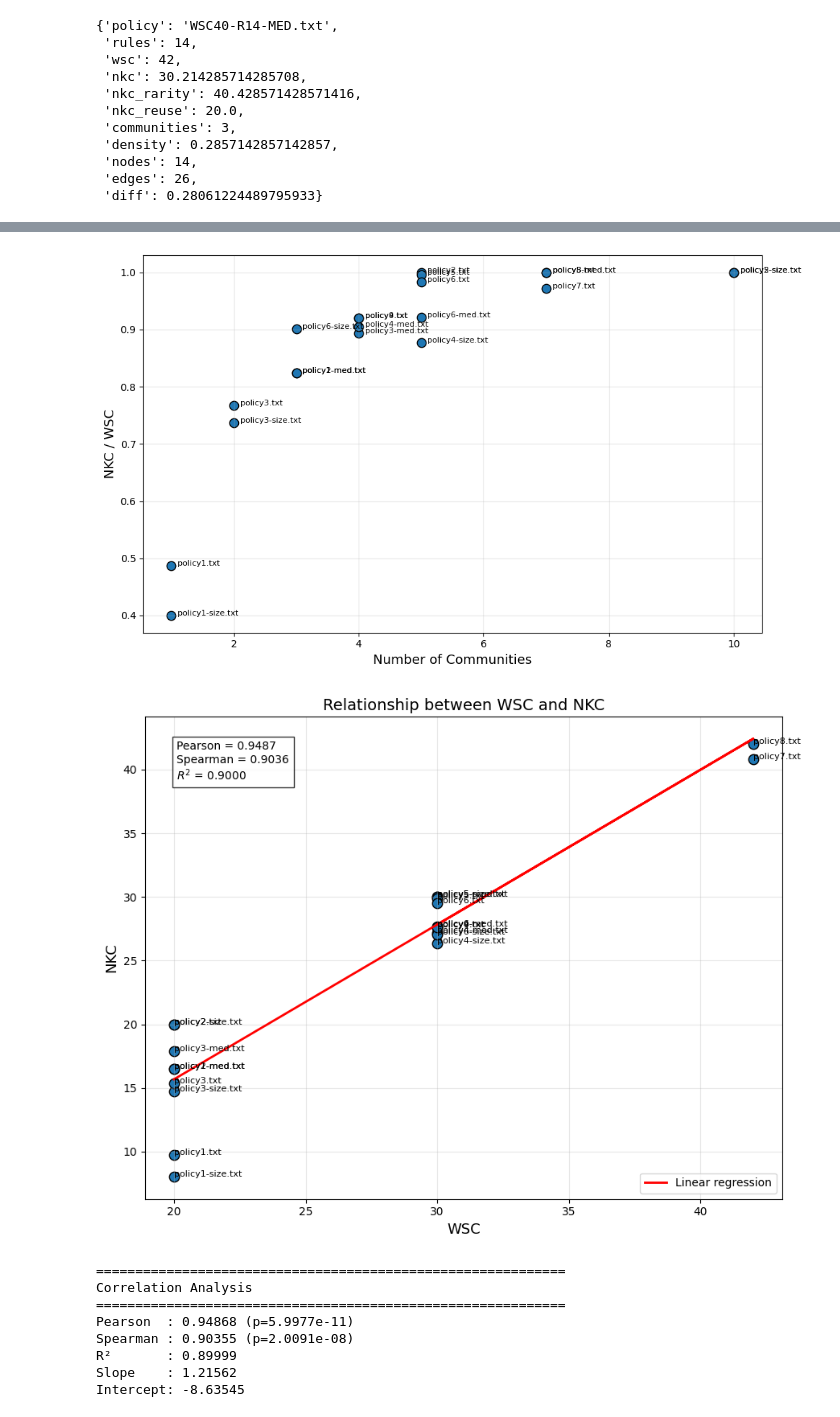
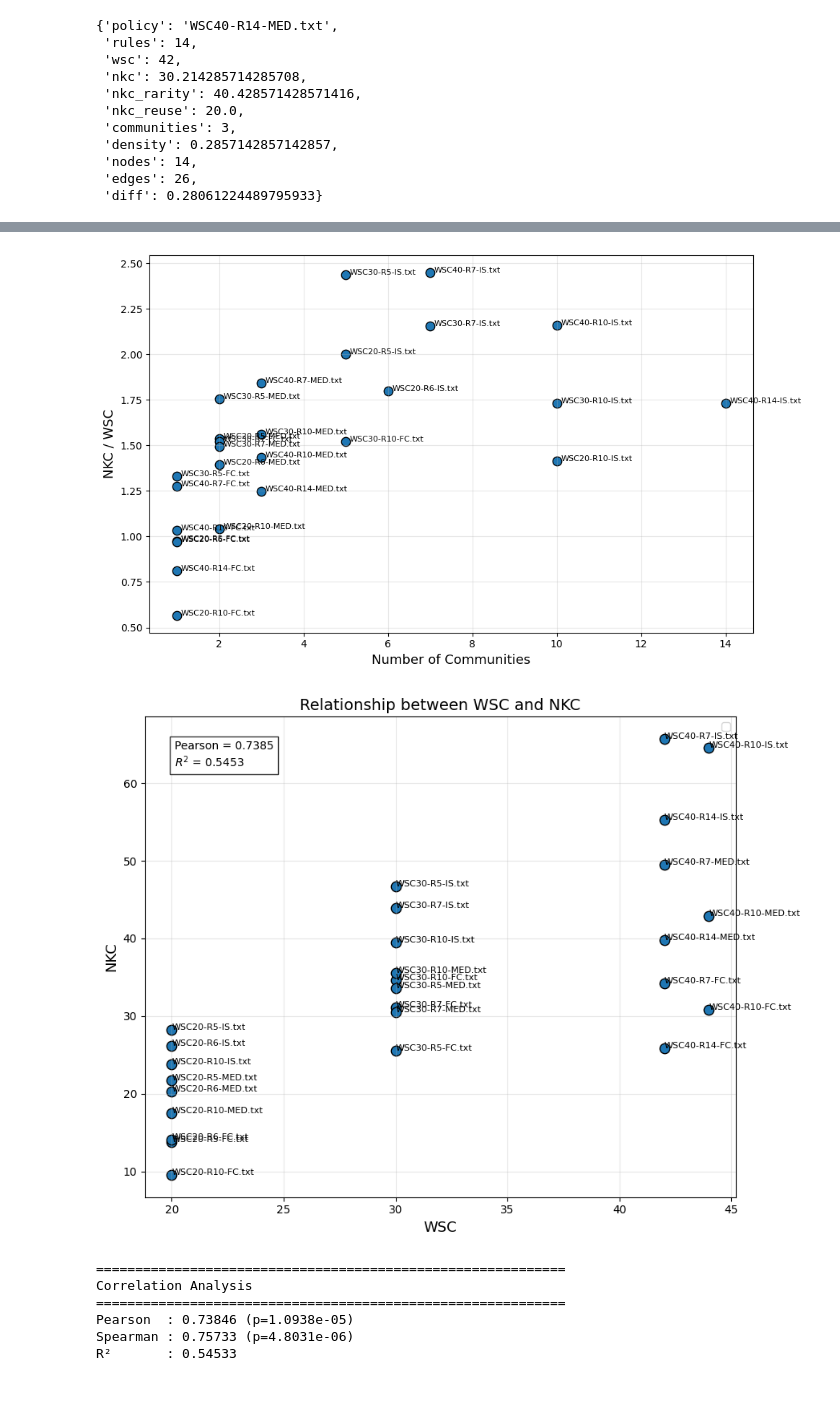
Before and after one commit to diazmx/phd-thesis-lab, a Jupyter notebook: 25_LastWeek/final_metric.ipynb, the cells around one changed output, grey strips where cells are left out. Saved outputs shown, nothing was run; the diff lists cells and outputs as text; code cells hidden in the pictures.

```diff
--- a/25_LastWeek/final_metric.ipynb
+++ b/25_LastWeek/final_metric.ipynb
@@ -506,7 +506,7 @@ def compare_all_policies(folder, edge_th=0.25, alpha=1):
 results = compare_all_policies(
     "00_policies",
     edge_th=0.25,
-    alpha=1
+    alpha=1.5
 )
 # %% [output]
 Rule Graph
@@ -581,7 +561,7 @@ def plot_nkc_ratio_vs_communities(results):
 
 plot_nkc_ratio_vs_communities(results)
 # %% [output]
-[figure, old version]
+[figure, new version]
 # %%
 import numpy as np
 import matplotlib.pyplot as plt
@@ -643,15 +623,6 @@ def plot_wsc_vs_nkc(results):
         s=80,
         edgecolor="black"
     )
-
-    plt.plot(
-        wsc,
-        predicted,
-        color="red",
-        linewidth=2,
-        label="Linear regression"
-    )
-
     ######################################################
     # Labels
     ######################################################
@@ -671,7 +642,6 @@ def plot_wsc_vs_nkc(results):
 
     txt = (
         f"Pearson = {pearson:.4f}\n"
-        f"Spearman = {spearman:.4f}\n"
         f"$R^2$ = {r2:.4f}"
     )
 
@@ -694,46 +664,40 @@ def plot_wsc_vs_nkc(results):
     plt.ylabel("NKC", fontsize=13)
 
     plt.title("Relationship between WSC and NKC", fontsize=14)
 
     plt.grid(alpha=0.3)
 
     plt.legend()
 
     plt.tight_layout()
 
     plt.show()
 
     ######################################################
     # PRINT
     ######################################################
 
     print("="*60)
 
     print("Correlation Analysis")
 
     print("="*60)
 
     print(f"Pearson  : {pearson:.5f} (p={p1:.4e})")
 
     print(f"Spearman : {spearman:.5f} (p={p2:.4e})")
 
     print(f"R²       : {r2:.5f}")
 
-    print(f"Slope    : {model.coef_[0]:.5f}")
-
-    print(f"Intercept: {model.intercept_:.5f}")
-
 plot_wsc_vs_nkc(results)
 # %% [output]
-[figure, old version]
+[figure, new version]
 ============================================================
 Correlation Analysis
 ============================================================
-Pearson  : 0.94868 (p=5.9977e-11)
-Spearman : 0.90355 (p=2.0091e-08)
-R²       : 0.89999
-Slope    : 1.21562
-Intercept: -8.63545
+Pearson  : 0.73846 (p=1.0938e-05)
+Spearman : 0.75733 (p=4.8031e-06)
+R²       : 0.54533
 # %%
 import numpy as np
 import matplotlib.pyplot as plt
```
Also changed, not shown: parts of 5 cells of this notebook, 8 other files.
